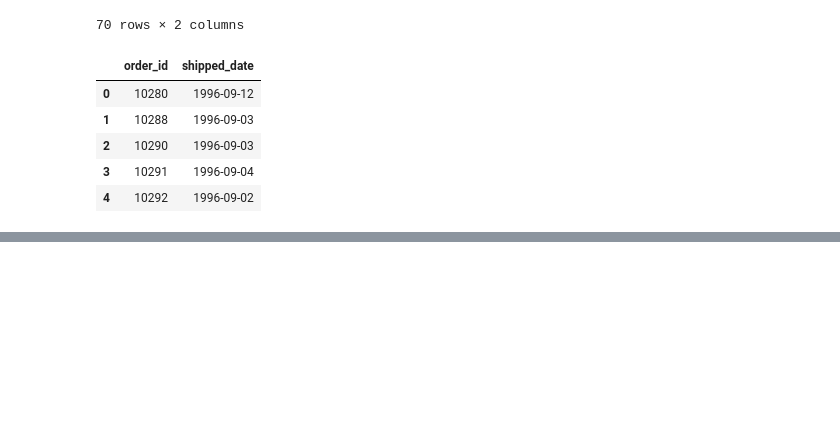
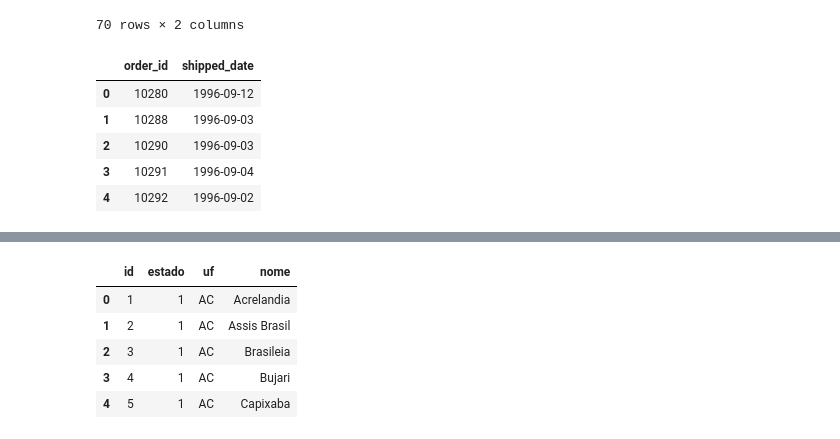
Before and after one commit to BrunnaMaiaradaSilva/bootcamp-dados-itau-2021, a Jupyter notebook: Banco de Dados/aula 1/785_Brunna_Silva_aula_1.ipynb, the cells around one changed output, grey strips where cells are left out. Cells and saved outputs as stored; diff of their text form; code cells hidden in the pictures; blank space fills up the shorter version.

```diff
--- a/Banco de Dados/aula 1/Lista_1_Banco_de_Dados_Brunna_Silva.ipynb
+++ b/Banco de Dados/aula 1/785_Brunna_Silva_aula_1.ipynb
@@ -325,0 +351,24 @@ orders_info
+# %%
+conn = psycopg2.connect(
+    host="localhost",
+    database="estados_cidades",
+    user="postgres",
+    password="1234")
+
+cur = conn.cursor()
+
+#Pandas Table
+def create_pandas_table(sql_query, database = conn):
+    table = pd.read_sql_query(sql_query, database)
+    return table
+# %%
+#6. Use o arquivo estados_cidades.sql para criar um novo schema no Postgres
+cidades_info = create_pandas_table("SELECT * FROM tb_cidades LIMIT 5")
+cidades_info
+# %% [output]
+|  | id | estado | uf | nome |
+| 0 | 1 | 1 | AC | Acrelandia |
+| 1 | 2 | 1 | AC | Assis Brasil |
+| 2 | 3 | 1 | AC | Brasileia |
+| 3 | 4 | 1 | AC | Bujari |
+| 4 | 5 | 1 | AC | Capixaba |
```
Also changed, not shown: parts of 9 cells of this notebook.
